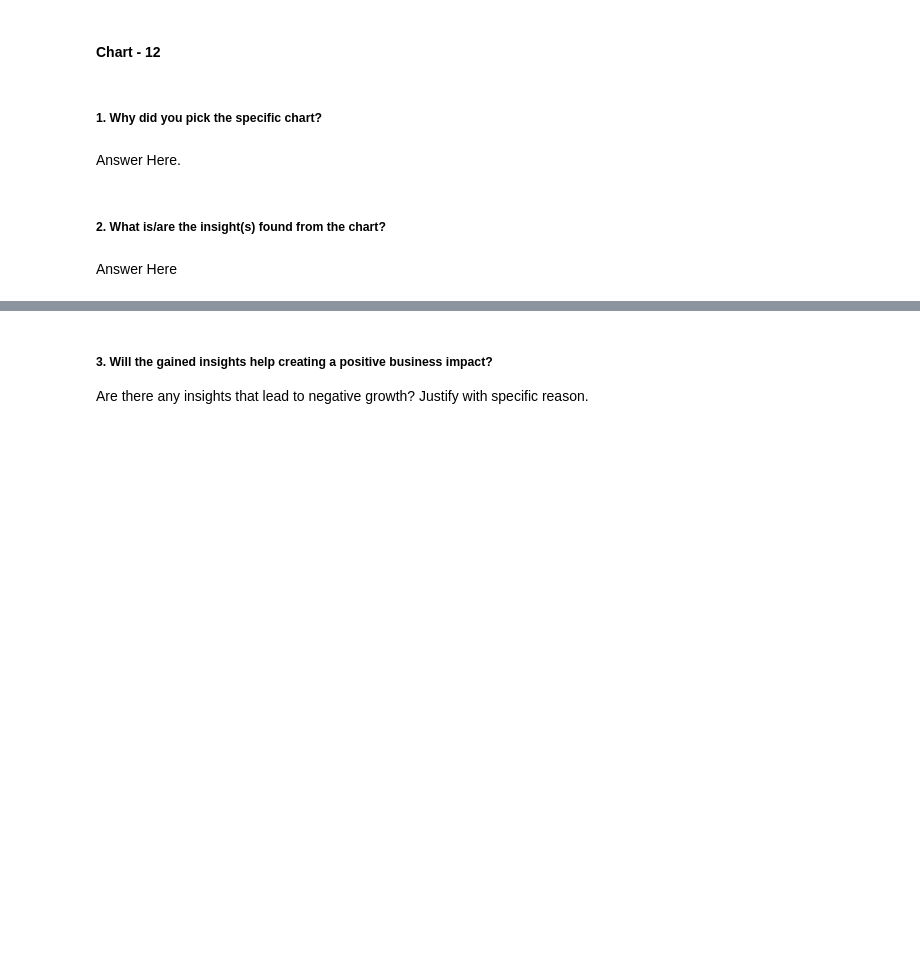
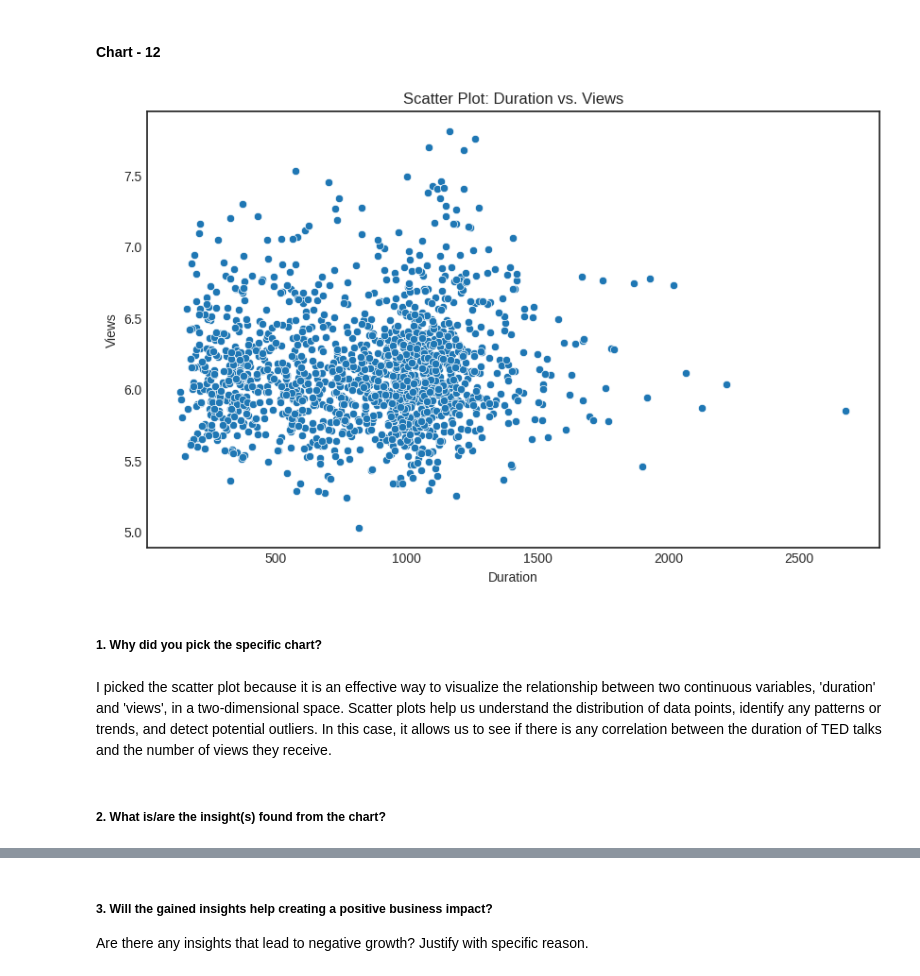
Before and after one commit to shubhamrai1318/TED_Talk_Views_Prediction, a Jupyter notebook: TED_Talk_Views_Prediction.ipynb, the cells around one changed output, grey strips where cells are left out. Drawn from its saved outputs; the diff is of its cells as text; code cells hidden in the pictures; blank space fills up the shorter version.

Commit message:
Data Visualization (chart-12) completed

```diff
--- a/TED_Talk_Views_Prediction.ipynb
+++ b/TED_Talk_Views_Prediction.ipynb
@@ -1235,8 +1233,24 @@ Identifying Underperforming Talks: Though the distribution plots don't explicitl
+# %%
+# Chart - 12 visualization code
+
+# Set the figure size for the scatter plot
+plt.figure(figsize=(10, 6))
+
+# Create a scatter plot with 'duration' on the x-axis and 'views' on the y-axis from the DataFrame 'df'
+sns.scatterplot(x='duration', y='views', data=df)
+
+# Add appropriate labels and title to the plot
+plt.xlabel('Duration')
+plt.ylabel('Views')
+plt.title('Scatter Plot: Duration vs. Views')
+
+# Display the plot
+plt.show()
+# %% [output]
+[figure, added]
 # %% [markdown]
 ##### 1. Why did you pick the specific chart?
-# %% [markdown]
-Answer Here.
+# %% [markdown]
+I picked the scatter plot because it is an effective way to visualize the relationship between two continuous variables, 'duration' and 'views', in a two-dimensional space. Scatter plots help us understand the distribution of data points, identify any patterns or trends, and detect potential outliers. In this case, it allows us to see if there is any correlation between the duration of TED talks and the number of views they receive.
 # %% [markdown]
 ##### 2. What is/are the insight(s) found from the chart?
-# %% [markdown]
-Answer Here
```
Also changed, not shown: parts of 4 cells of this notebook.
